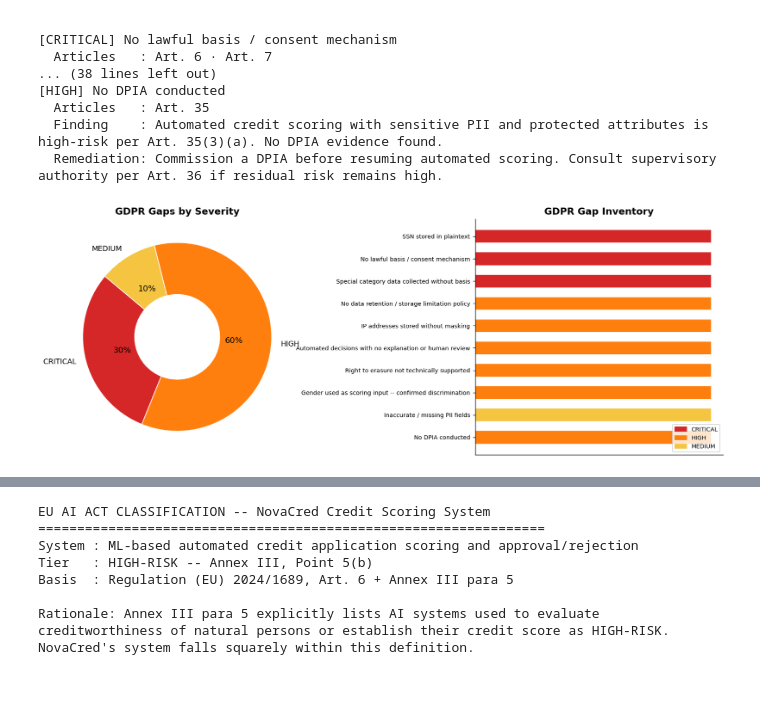
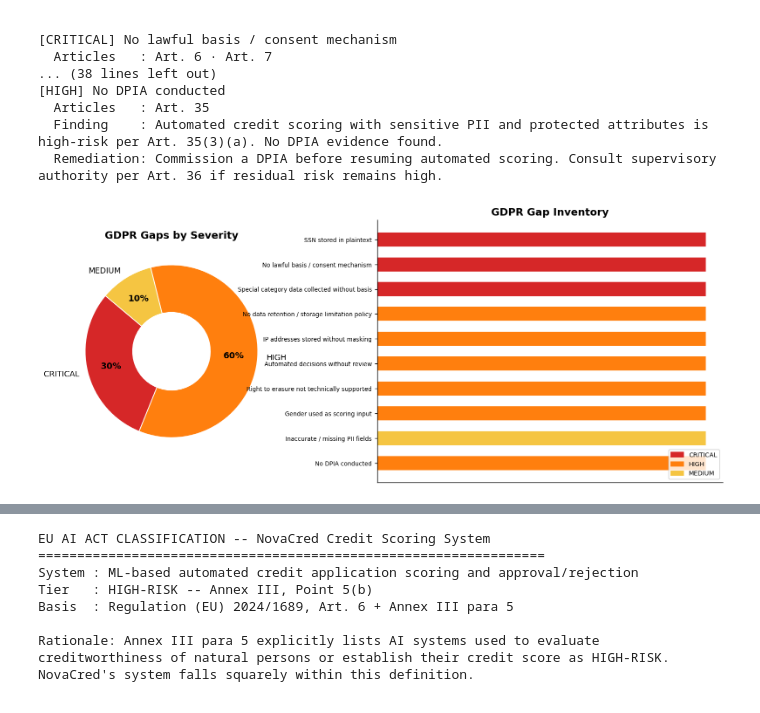
Before and after one commit to leobbaroni/Team13_DEGO_Repo, a Jupyter notebook: notebooks/03-privacy-demo.ipynb, the cells around one changed output, grey strips where cells are left out. Saved outputs shown, nothing was run; the diff lists cells and outputs as text; code cells hidden in the pictures.

```diff
--- a/notebooks/03-privacy-demo.ipynb
+++ b/notebooks/03-privacy-demo.ipynb
@@ -41,7 +43,7 @@ plt.rcParams.update({
     'axes.labelsize': 11,
 })
 
-cmap = {'Critical':'tomato','High':'orange','Medium':'lemon','Low':'mint'}
+cmap = {'Critical': 'tomato', 'High': 'orange', 'Medium': '#f5c542', 'Low': '#98fb98'}
 print('Libraries loaded')
 # %% [output]
 Libraries loaded
@@ -552,39 +580,46 @@ GDPR GAPS IDENTIFIED: 10
   Remediation: Commission a DPIA before resuming automated scoring. Consult supervisory authority per Art. 36 if residual risk remains high.
 # %%
 # GDPR gap visualisation
-sev_colours = {'CRITICAL':'#d62728','HIGH':'#ff7f0e','MEDIUM':'#f5c542'}
-sev_counts = df_gaps['Severity'].value_counts().reindex(['CRITICAL','HIGH','MEDIUM']).fillna(0)
+sev_colours = {'CRITICAL': '#d62728', 'HIGH': '#ff7f0e', 'MEDIUM': '#f5c542'}
+sev_counts = df_gaps['Severity'].value_counts().reindex(['CRITICAL', 'HIGH', 'MEDIUM']).fillna(0)
 
-fig, axes = plt.subplots(1, 2, figsize=(13, 5))
+fig = plt.figure(figsize=(15, 6))
+# Give more width to the right subplot (inventory) by using gridspec ratios
+gs = fig.add_gridspec(1, 2, width_ratios=[1, 1.6], wspace=0.35)
+ax = fig.add_subplot(gs[0])
+ax2 = fig.add_subplot(gs[1])
 
-# Donut
-ax = axes[0]
+# Donut -- fix pctdistance so percentages sit centred inside each wedge
 wedge_c = [sev_colours[s] for s in sev_counts.index]
 wedges, texts, autotexts = ax.pie(
     sev_counts, labels=sev_counts.index, colors=wedge_c,
-    autopct='%1.0f%%', startangle=140,
+    autopct='%1.0f%%', startangle=140, pctdistance=0.72,
     wedgeprops=dict(width=0.55, edgecolor='white'))
-for at in autotexts: at.set_fontsize(11)
+for at in autotexts:
+    at.set_fontsize(11)
+    at.set_fontweight('bold')
 ax.set_title('GDPR Gaps by Severity', fontweight='bold')
 
-# Horizontal inventory
-ax2 = axes[1]
-labels = [row['Gap'] for _, row in df_gaps.iterrows()]
-bar_c  = [sev_colours[s] for s in df_gaps['Severity']]
+# Horizontal inventory -- shorten long labels to prevent overlap
+short_labels = {
+    'Automated decisions with no explanation or human review': 'Automated decisions without review',
+    'Gender used as scoring input -- confirmed discrimination': 'Gender used as scoring input',
+}
+labels = [short_labels.get(row['Gap'], row['Gap']) for _, row in df_gaps.iterrows()]
+bar_c = [sev_colours[s] for s in df_gaps['Severity']]
 y = range(len(labels))
-ax2.barh(list(y), [1]*len(labels), color=bar_c, edgecolor='white', height=0.6)
+ax2.barh(list(y), [1] * len(labels), color=bar_c, edgecolor='white', height=0.6)
 ax2.set_yticks(list(y))
-ax2.set_yticklabels(labels, fontsize=8)
+ax2.set_yticklabels(labels, fontsize=7.5)
 ax2.set_xticks([])
 ax2.set_title('GDPR Gap Inventory', fontweight='bold')
 patches = [mpatches.Patch(color=v, label=k) for k, v in sev_colours.items()]
 ax2.legend(handles=patches, loc='lower right', fontsize=8)
 ax2.invert_yaxis()
 
-plt.tight_layout()
-plt.savefig('gdpr_gap_analysis.png', bbox_inches='tight')
+plt.savefig('../reports/gdpr_gap_analysis.png', bbox_inches='tight')
 plt.show()
 # %% [output]
-[figure, old version]
+[figure, new version]
 # %% [markdown]
 ---
```
Also changed, not shown: parts of 21 cells of this notebook, 5 other files.
